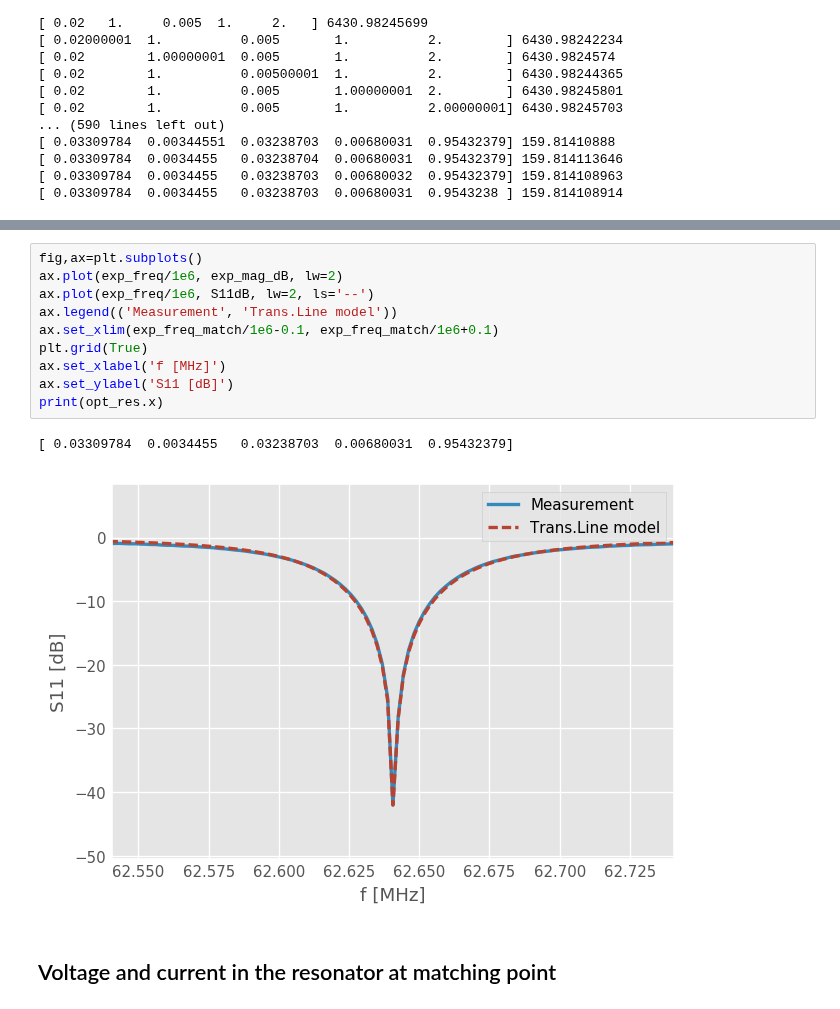
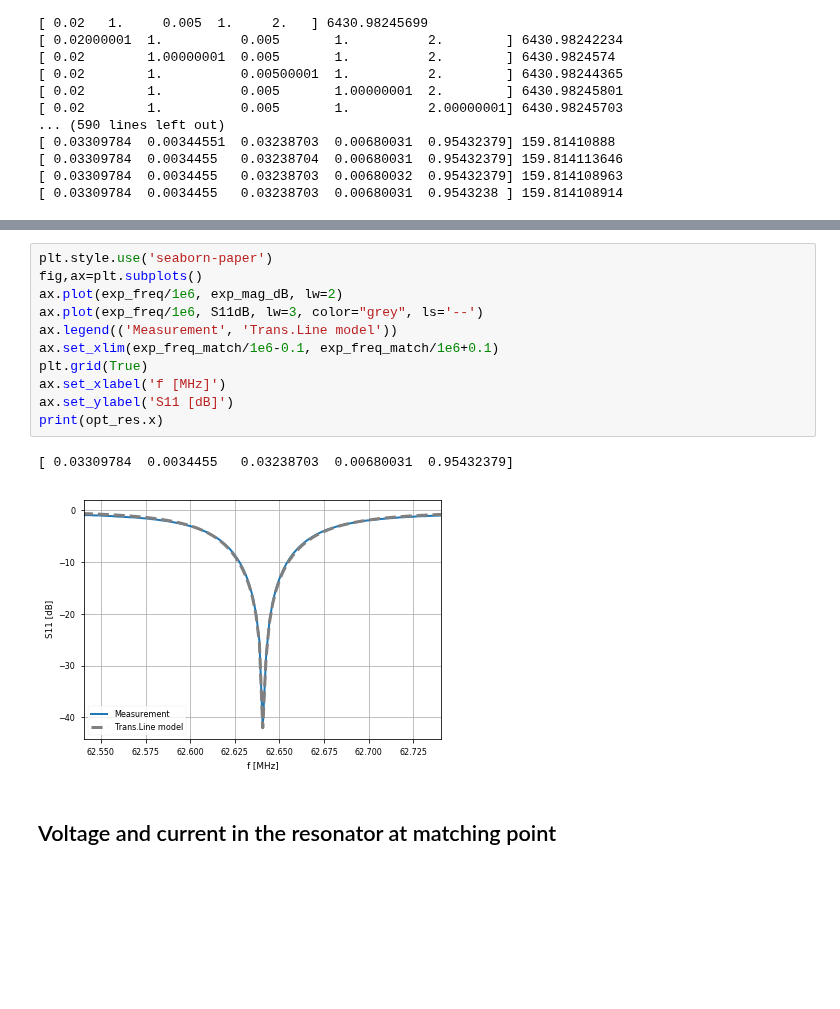
Before and after one commit to jhillairet/tresonator, a Jupyter notebook: Resonator Optimization from transmission line analysis vs Experiment.ipynb, the cells around one changed output, grey strips where cells are left out. Saved outputs shown, nothing was run; the diff lists cells and outputs as text; blank space fills up the shorter version.

```diff
--- a/Resonator Optimization from transmission line analysis vs Experiment.ipynb
+++ b/Resonator Optimization from transmission line analysis vs Experiment.ipynb
@@ -149,16 +155,17 @@ ax.set_ylabel('S11 [dB]')
 # %%
+plt.style.use('seaborn-paper')
 fig,ax=plt.subplots()
 ax.plot(exp_freq/1e6, exp_mag_dB, lw=2)
-ax.plot(exp_freq/1e6, S11dB, lw=2, ls='--')
+ax.plot(exp_freq/1e6, S11dB, lw=3, color="grey", ls='--')
 ax.legend(('Measurement', 'Trans.Line model'))
 ax.set_xlim(exp_freq_match/1e6-0.1, exp_freq_match/1e6+0.1)
 plt.grid(True)
 ax.set_xlabel('f [MHz]')
 ax.set_ylabel('S11 [dB]')
 print(opt_res.x)
 # %% [output]
 [ 0.03309784  0.0034455   0.03238703  0.00680031  0.95432379]
-[figure, old version]
+[figure, new version]
 # %% [markdown]
 ## Voltage and current in the resonator at matching point
 # %%
```
Also changed, not shown: parts of 5 cells of this notebook.
